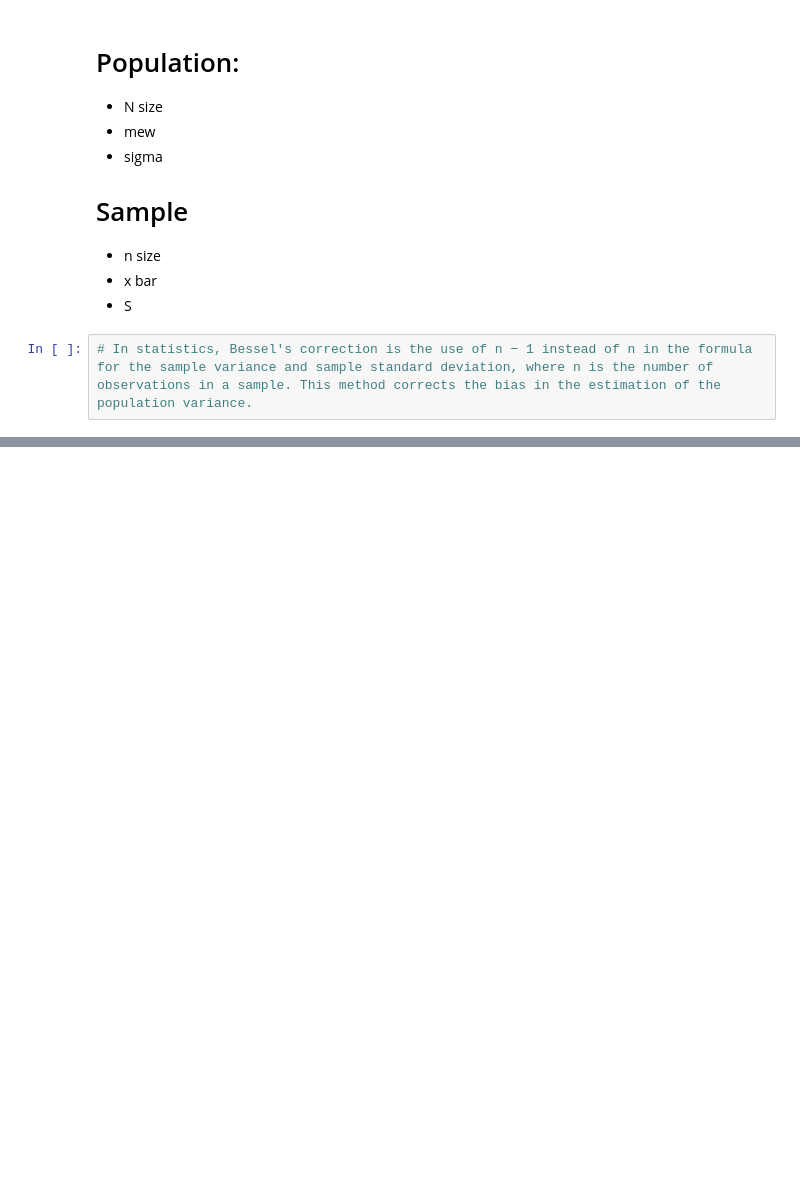
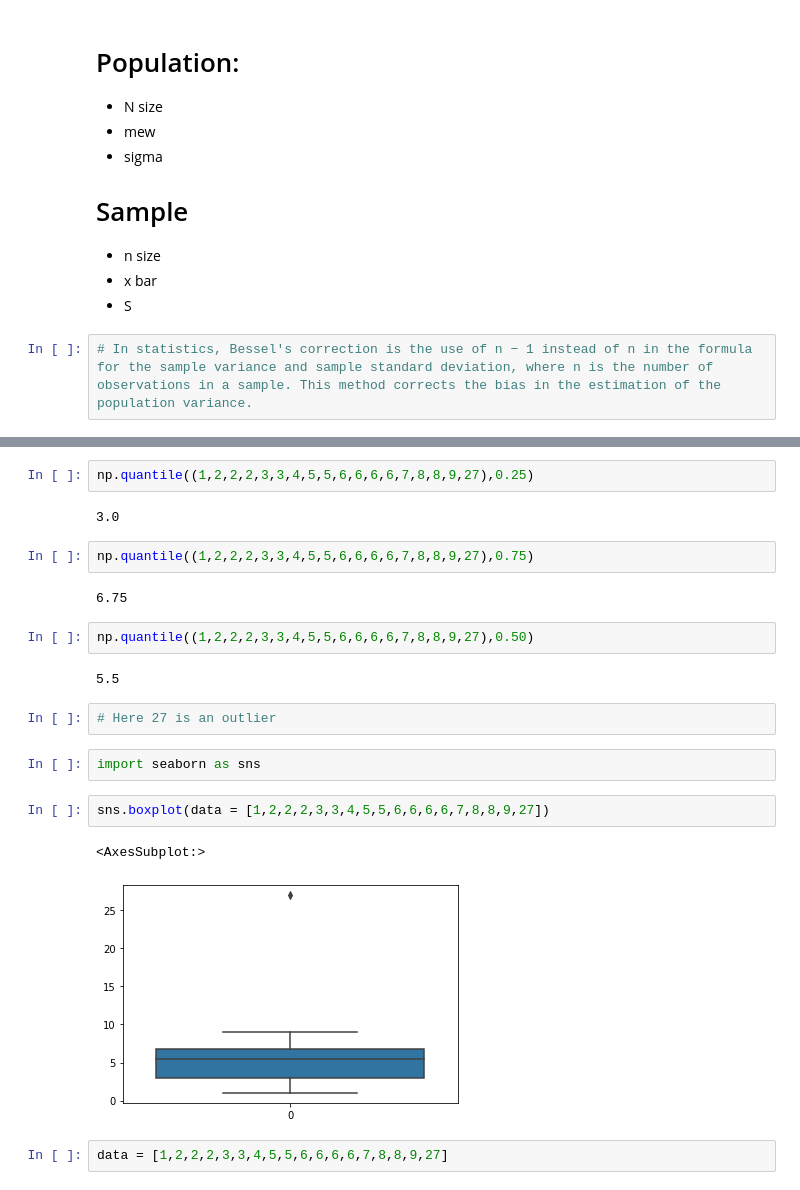
Before and after one commit to KarthikRaghavan-Annamalai/Data-Science-Machine-Learning, a Jupyter notebook: Notebooks/Statistics.ipynb, the cells around one changed output, grey strips where cells are left out. Cells and saved outputs as stored; diff of their text form; blank space fills up the shorter version.

```diff
--- a/Notebooks/Statistics.ipynb
+++ b/Notebooks/Statistics.ipynb
@@ -135,0 +193,23 @@ Age : 10,15,20,25,30,35
+# %%
+np.quantile((1,2,2,2,3,3,4,5,5,6,6,6,6,7,8,8,9,27),0.25)
+# %% [output]
+3.0
+# %%
+np.quantile((1,2,2,2,3,3,4,5,5,6,6,6,6,7,8,8,9,27),0.75)
+# %% [output]
+6.75
+# %%
+np.quantile((1,2,2,2,3,3,4,5,5,6,6,6,6,7,8,8,9,27),0.50)
+# %% [output]
+5.5
+# %%
+# Here 27 is an outlier
+# %%
+import seaborn as sns
+# %%
+sns.boxplot(data = [1,2,2,2,3,3,4,5,5,6,6,6,6,7,8,8,9,27])
+# %% [output]
+<AxesSubplot:>
+[figure, added]
+# %%
+data = [1,2,2,2,3,3,4,5,5,6,6,6,6,7,8,8,9,27]
```
Also changed, not shown: parts of 59 cells of this notebook.
